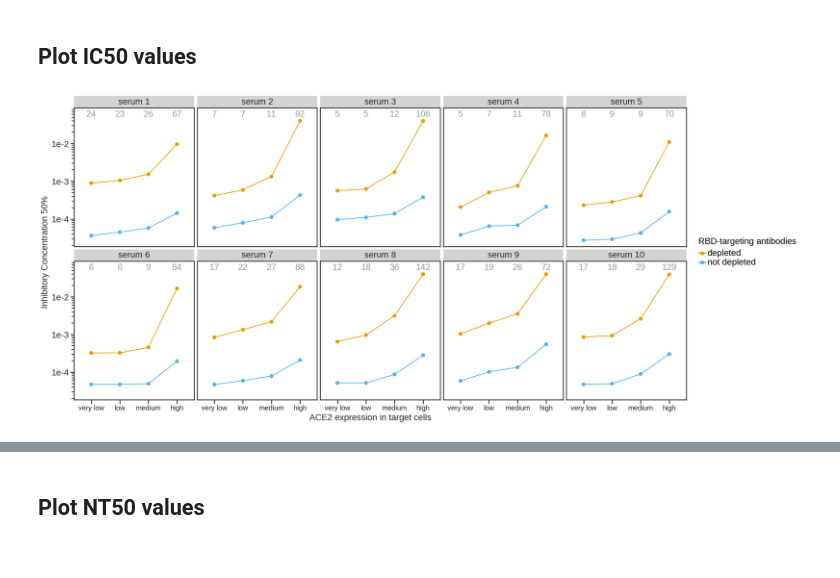
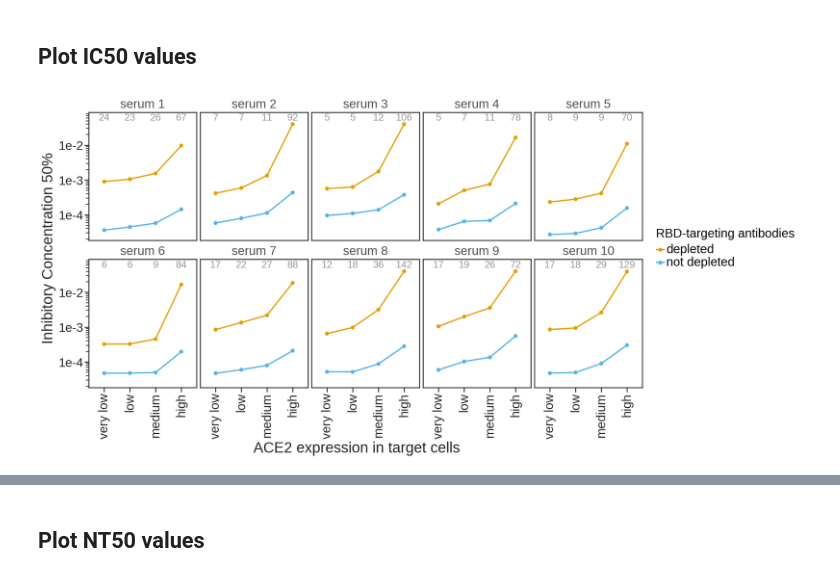
Before and after one commit to jbloomlab/Ace2_expression_neuts, a Jupyter notebook: virus_neutralization.ipynb, the cells around one changed output, grey strips where cells are left out. Drawn from its saved outputs; the diff is of its cells as text; code cells hidden in the pictures.

Commit message:
edits to figures

```diff
--- a/virus_neutralization.ipynb
+++ b/virus_neutralization.ipynb
@@ -142,33 +142,34 @@ NT50_fc = fitparams.loc[fitparams['RBD-targeting antibodies'] == 'depleted']
 # %%
 IC50 = (ggplot(fitparams, aes(x='cells',
                               y='ic50',
                               colour='RBD-targeting antibodies',
                               group = 'RBD-targeting antibodies',
                               )) +
-              geom_point(size=4) +
-              geom_line(size = 1) +
+              geom_point(size=3.5) +
+              geom_line(size = 1.5) +
          geom_text(NT50_fc, aes(label = 'NT50_fc_str',
                             y=NT50_fc['ic50'].max()*1.5),
                    size = 20,
                   colour = CBPALETTE[0]) +
-             theme(figure_size=(25,12),
-                   axis_text=element_text(size=20),
-                   axis_text_x=element_text(size=16),
-                   legend_text=element_text(size=20),
-                   legend_title=element_text(size=20),
-                   axis_title_x=element_text(size=20),
-                   axis_title_y=element_text(size=20),
-                   strip_text = element_text(size=20)
+             theme(figure_size=(20,10),
+                   axis_text=element_text(size=25),
+                   axis_text_x=element_text(size=25, angle=90),
+                   legend_text=element_text(size=25),
+                   legend_title=element_text(size=25),
+                   axis_title_x=element_text(size=30),
+                   axis_title_y=element_text(size=30),
+                   strip_text = element_text(size=25, alpha=0.8),
+                   strip_background=element_blank()
                   ) +
               facet_wrap('sample', ncol = 5)+
               scale_y_log10(name='Inhibitory Concentration 50%') +
               xlab('ACE2 expression in target cells') +
              scale_color_manual(values=CBPALETTE[1:])
                  )
 
 _ = IC50.draw()
 # %% [output]
-[figure, old version]
+[figure, new version]
 # %%
 NT50_foldchange = (
               ggplot(fitparams, aes(x='cells',
```
Also changed, not shown: parts of 3 cells of this notebook, 13 other files.
